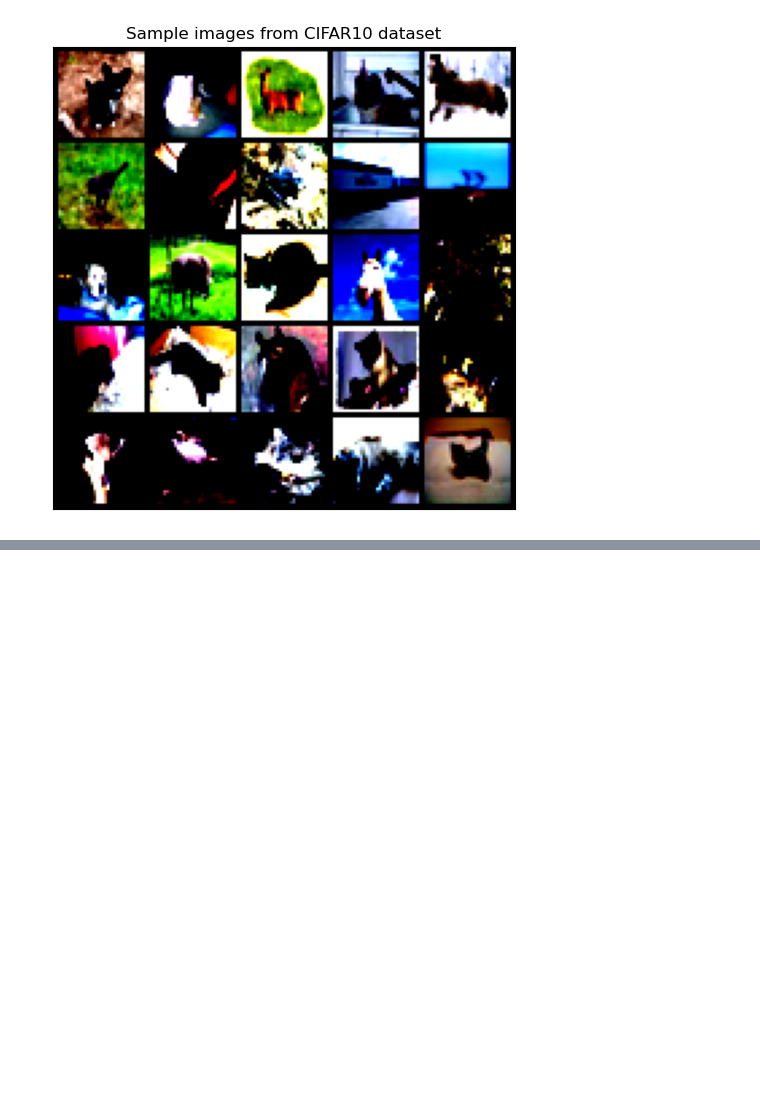
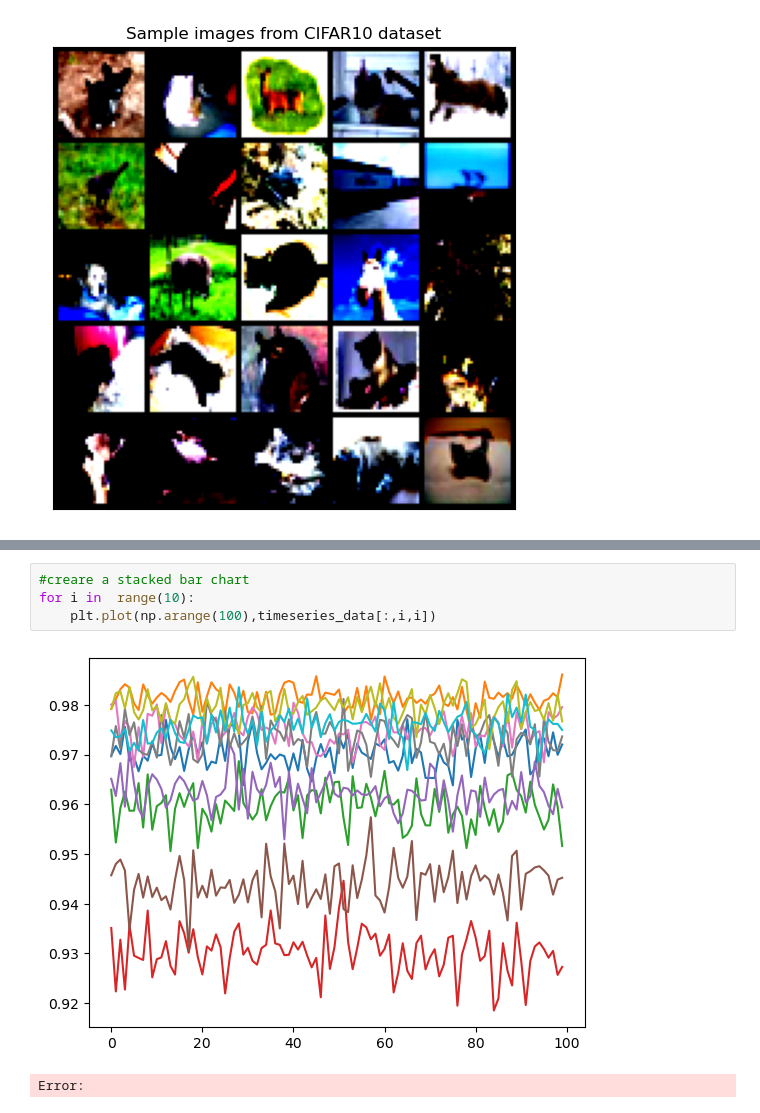
Before and after one commit to sachit3022/unlearning, a Jupyter notebook: analysis.ipynb, the cells around one changed output, grey strips where cells are left out. Saved outputs shown, nothing was run; the diff lists cells and outputs as text; blank space fills up the shorter version.

```diff
--- a/analysis.ipynb
+++ b/analysis.ipynb
@@ -45,0 +74,7 @@ Error:
+# %%
+#creare a stacked bar chart
+for i in  range(10):
+    plt.plot(np.arange(100),timeseries_data[:,i,i])
+# %% [output]
+[figure, added]
+Error:
```
Also changed, not shown: parts of 12 cells of this notebook, 13 other files.
